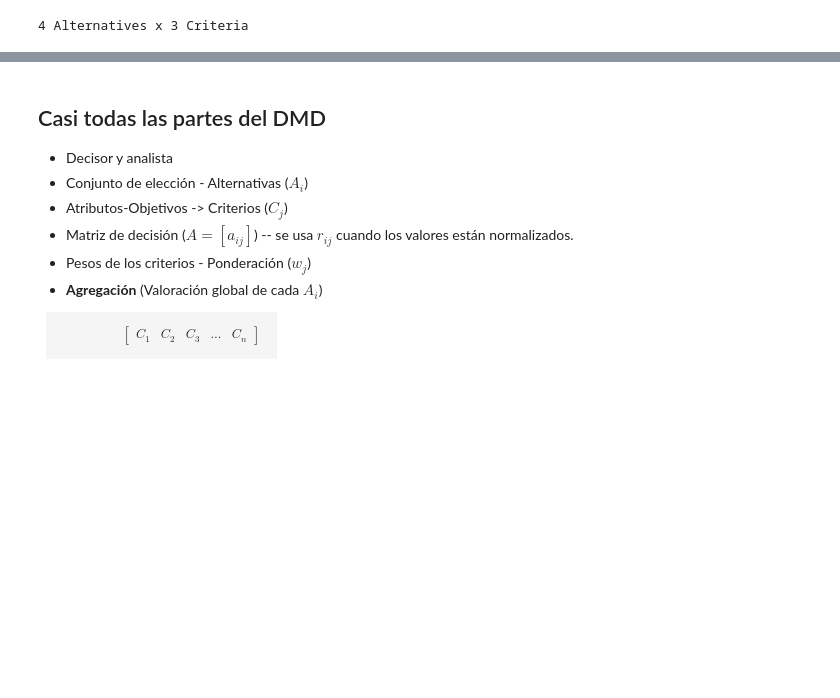
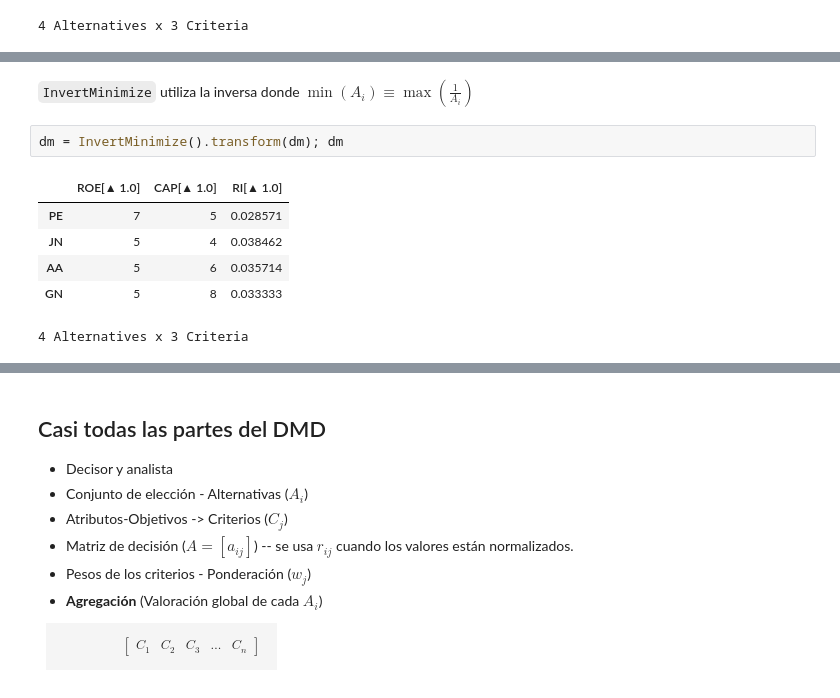
Before and after one commit to leliel12/diplodatos_mcda, a Jupyter notebook: slides/clase0.ipynb, the cells around one changed output, grey strips where cells are left out. Drawn from its saved outputs; the diff is of its cells as text; blank space fills up the shorter version.

```diff
--- a/slides/clase0.ipynb
+++ b/slides/clase0.ipynb
@@ -655,2 +719,13 @@ Consignar en la matriz de decisión los $U(C_j)= w_jv$
+# %% [markdown]
+`InvertMinimize` utiliza la inversa donde $\min{(A_i)} \equiv \max{(\frac{1}{A_i})}$
+# %%
+dm = InvertMinimize().transform(dm); dm
+# %% [output]
+|  | ROE[▲ 1.0] | CAP[▲ 1.0] | RI[▲ 1.0] |
+| PE | 7 | 5 | 0.028571 |
+| JN | 5 | 4 | 0.038462 |
+| AA | 5 | 6 | 0.035714 |
+| GN | 5 | 8 | 0.033333 |
+4 Alternatives x 3 Criteria
 # %% [markdown]
 ## Etapas
```
Also changed, not shown: parts of 32 cells of this notebook.
